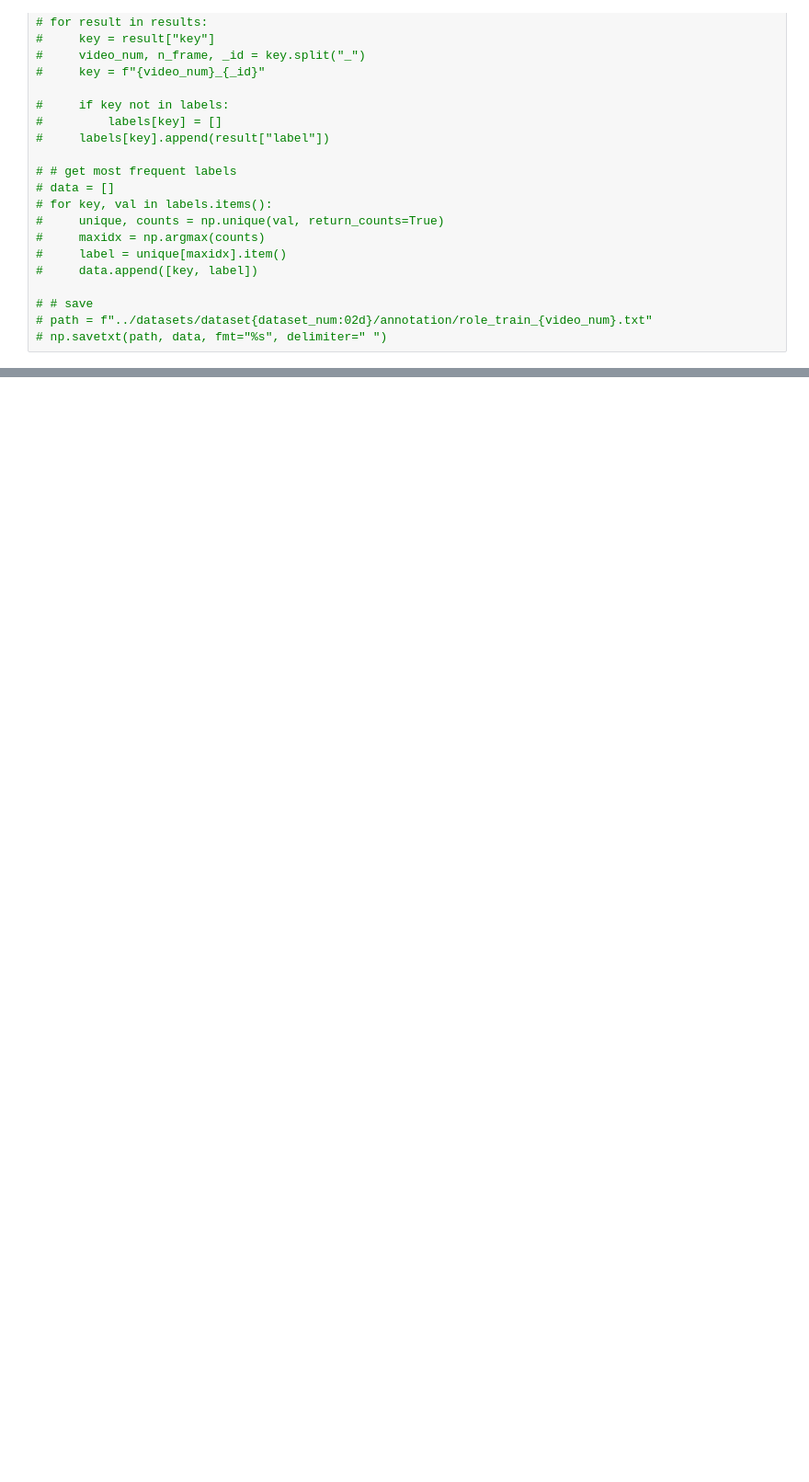
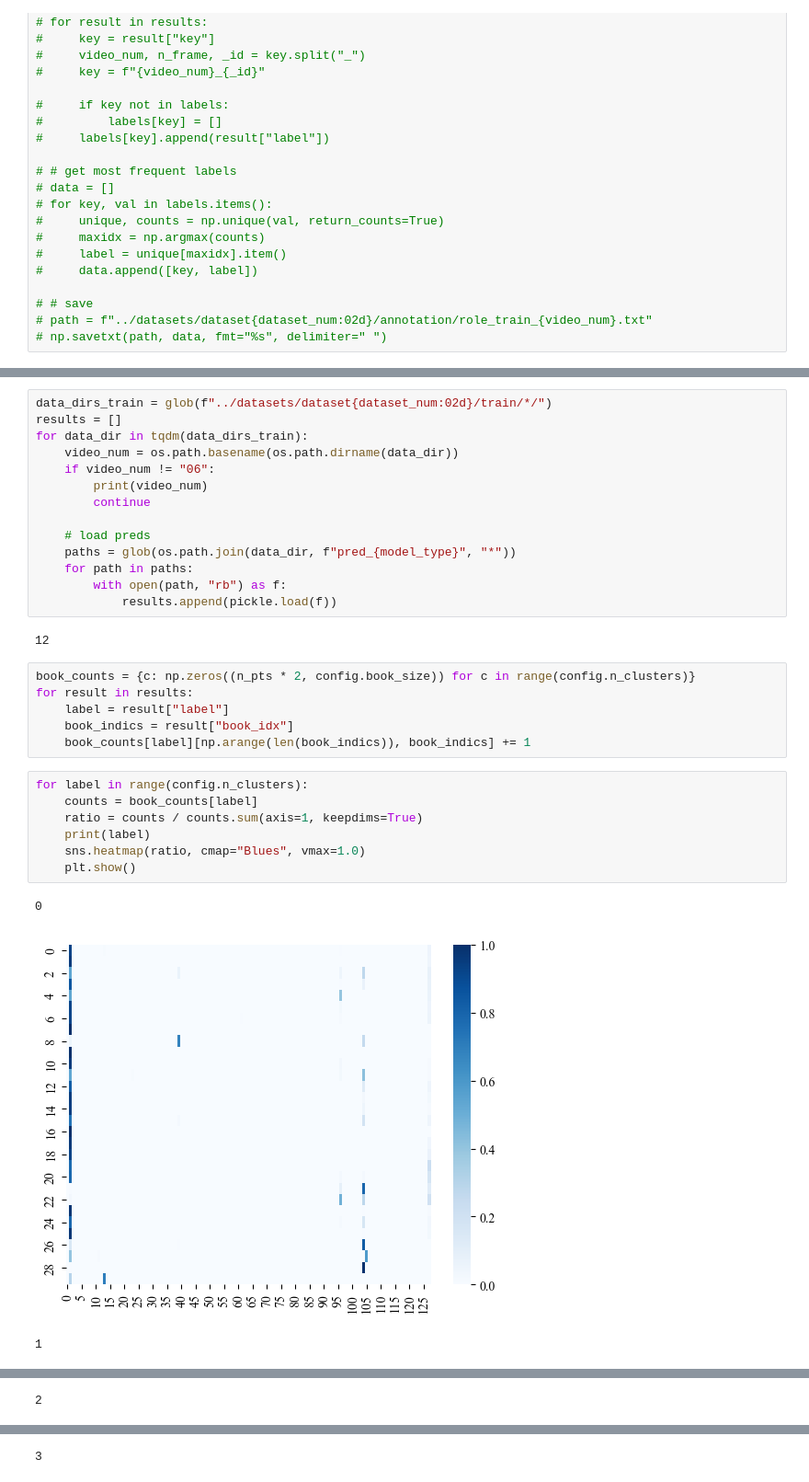
Before and after one commit to kojikojiprg/har-for-or, a Jupyter notebook: notebooks/analyse_invididual.ipynb, the cells around one changed output, grey strips where cells are left out. Shown at 92% size. Cells and saved outputs as stored; diff of their text form; blank space fills up the shorter version.

```diff
--- a/notebooks/analyse_invididual.ipynb
+++ b/notebooks/analyse_invididual.ipynb
@@ -91,3 +96,36 @@ for path in paths:
 
 img_dir = f"../datasets/dataset{dataset_num:02d}/images"
 os.makedirs(img_dir, exist_ok=True)
+# %%
+data_dirs_train = glob(f"../datasets/dataset{dataset_num:02d}/train/*/")
+results = []
+for data_dir in tqdm(data_dirs_train):
+    video_num = os.path.basename(os.path.dirname(data_dir))
+    if video_num != "06":
+        print(video_num)
+        continue
+
+    # load preds
+    paths = glob(os.path.join(data_dir, f"pred_{model_type}", "*"))
+    for path in paths:
+        with open(path, "rb") as f:
+            results.append(pickle.load(f))
+# %% [output]
+12
+# %%
+book_counts = {c: np.zeros((n_pts * 2, config.book_size)) for c in range(config.n_clusters)}
+for result in results:
+    label = result["label"]
+    book_indics = result["book_idx"]
+    book_counts[label][np.arange(len(book_indics)), book_indics] += 1
+# %%
+for label in range(config.n_clusters):
+    counts = book_counts[label]
+    ratio = counts / counts.sum(axis=1, keepdims=True)
+    print(label)
+    sns.heatmap(ratio, cmap="Blues", vmax=1.0)
+    plt.show()
+# %% [output]
+0
+[figure, added]
+1
@@ -93,0 +133 @@ os.makedirs(img_dir, exist_ok=True)
+2
@@ -93,0 +135 @@ os.makedirs(img_dir, exist_ok=True)
+3
```
Also changed, not shown: parts of 11 cells of this notebook.
